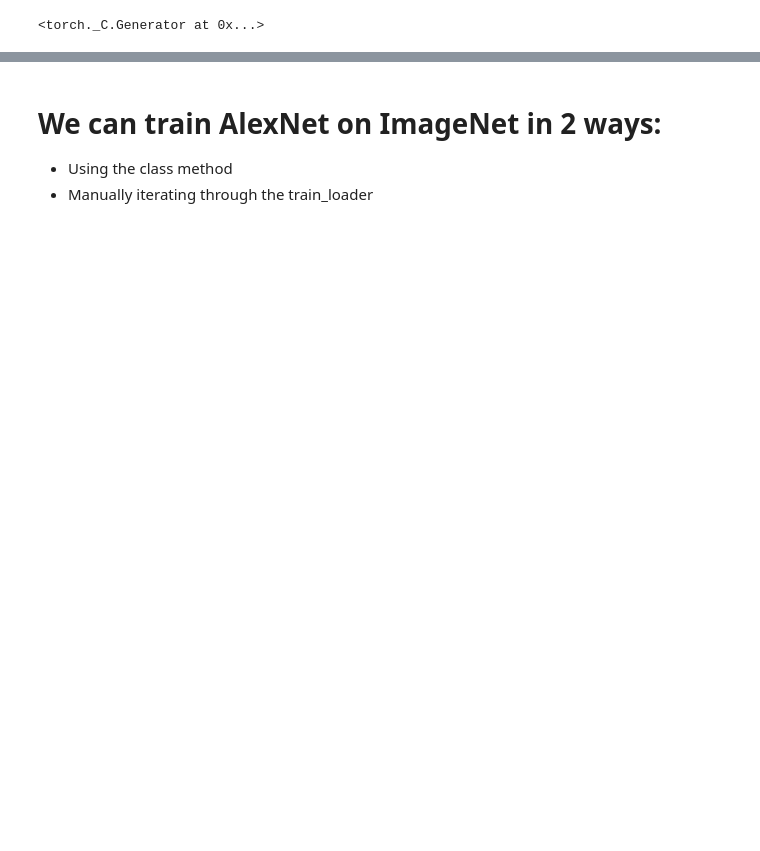
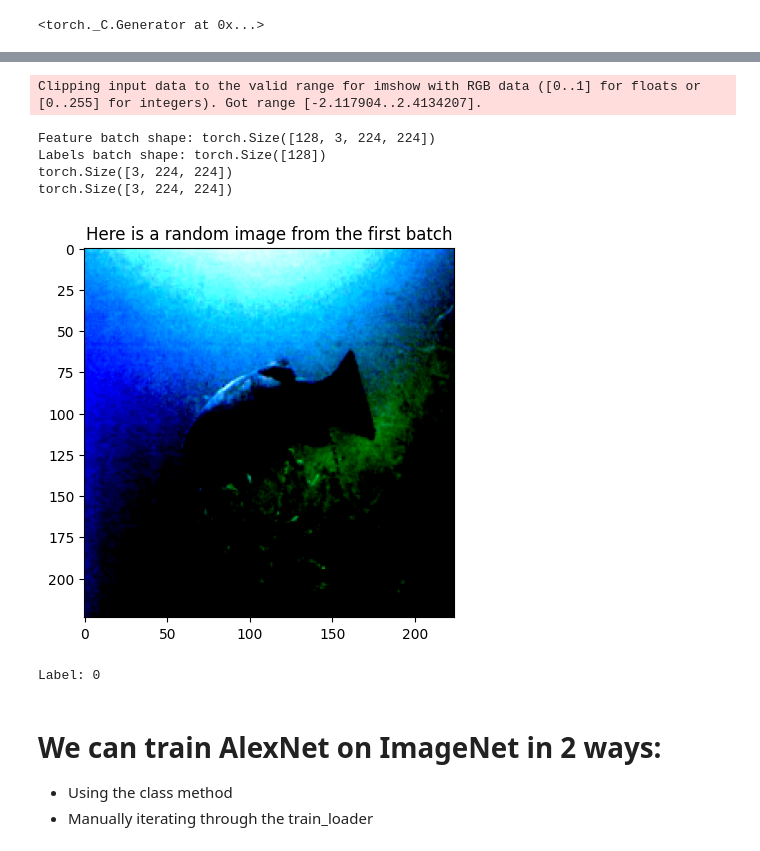
Before and after one commit to pop123-ux/AlexNet-from-scratch, a Jupyter notebook: test.ipynb, the cells around one changed output, grey strips where cells are left out. Drawn from its saved outputs; the diff is of its cells as text; code cells hidden in the pictures; blank space fills up the shorter version.

```diff
--- a/test.ipynb
+++ b/test.ipynb
@@ -54,19 +55,29 @@ BATCH_SIZE=128
 train_loader = DataLoader(train_dataset, batch_size=BATCH_SIZE, shuffle=True)
 val_loader = DataLoader(val_dataset, batch_size=BATCH_SIZE, shuffle=True)
 # %%
-"""Visualizing an example image batch from the imagenette dataset"""
+"""Visualizing a random image from the imagenette dataset"""
 rand_idx = torch.randint(0, BATCH_SIZE, (1,)).item() # Generates random numbers from 0 to BATCH_SIZE-1; the (1,) parameter basically indicates pytorch to return a tensor with a single element
 train_features, train_labels = next(iter(train_loader))
 print(f"Feature batch shape: {train_features.size()}")
 print(f"Labels batch shape: {train_labels.size()}")
-print(train_features[0].shape())
-print(train_features[0].squeeze().shape())
+print(train_features[0].shape)
+print(train_features[0].squeeze().shape)
 img = train_features[0].squeeze() # [B, H, W] -> [H, W]
+img = img.permute(1, 2, 0) # [3, 224, 224] -> [224, 224, 3] | Matplotlib accepts just the Channels-Last format
 label = train_labels[0]
+
 plt.imshow(img, cmap='gray')
-plt.title("Here is the first image from the first batch")
+plt.title("Here is a random image from the first batch")
 plt.show()
 print(f"Label: {label}")
+# %% [output]
+Clipping input data to the valid range for imshow with RGB data ([0..1] for floats or [0..255] for integers). Got range [-2.117904..2.4134207].
+Feature batch shape: torch.Size([128, 3, 224, 224])
+Labels batch shape: torch.Size([128])
+torch.Size([3, 224, 224])
+torch.Size([3, 224, 224])
+[figure, added]
+Label: 0
 # %% [markdown]
 # We can train AlexNet on ImageNet in 2 ways:
 - Using the class method
```
Also changed, not shown: parts of 9 cells of this notebook, 1 other file.
